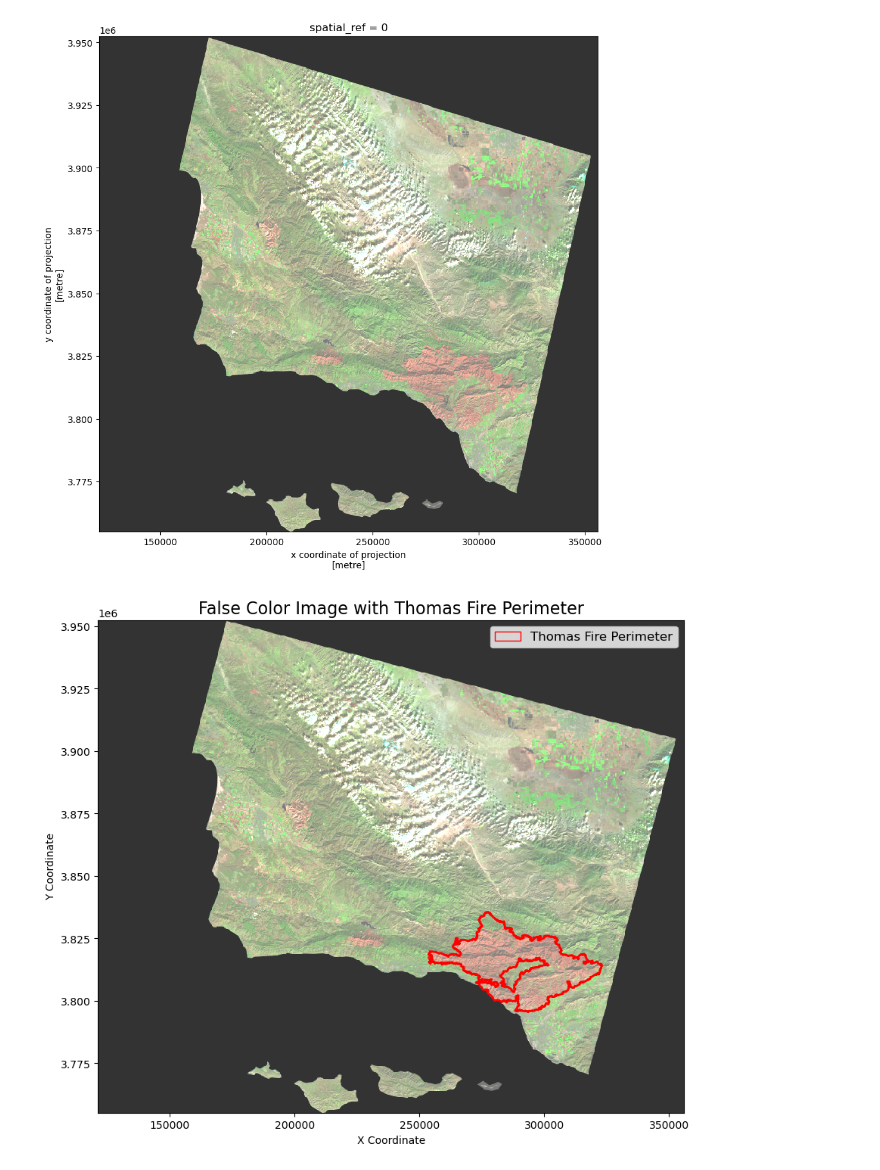
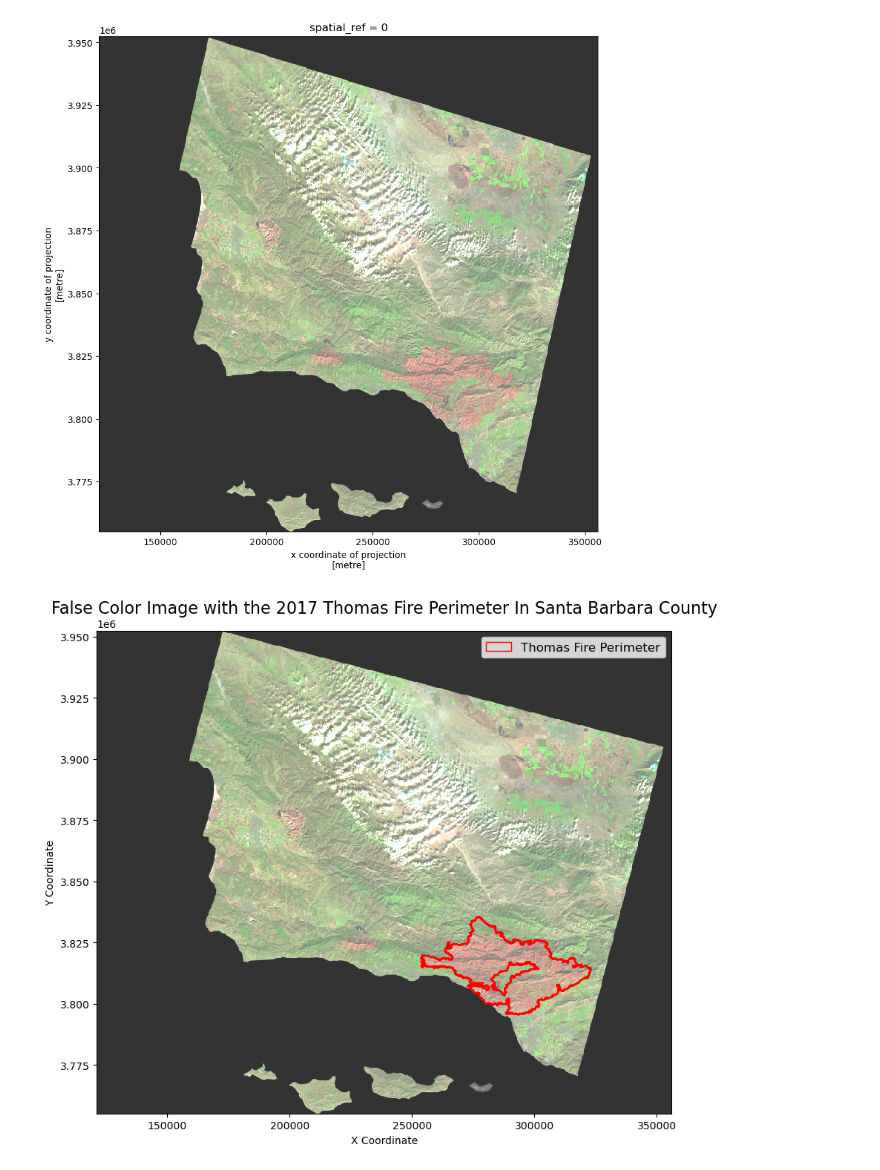
Before and after one commit to Aoverbye/eds220-hwk4, a Jupyter notebook: hwk4-task2-false-color-overbye.ipynb, the cells around one changed output. Saved outputs shown, nothing was run; the diff lists cells and outputs as text; code cells hidden in the pictures.

```diff
--- a/hwk4-task2-false-color-overbye.ipynb
+++ b/hwk4-task2-false-color-overbye.ipynb
@@ -41,15 +42,15 @@ Data variables:
     nir08    (band, y, x) float64 5MB ...
     swir22   (band, y, x) float64 5MB ...
 # %%
-fp = os.path.join('/', 'Users', 'overbye', 'MEDS', 'EDS-220', 'eds220-hwk4', 'data', 'thomas_fire_shape', 'thomas_fire_shapefile.shp' )
+fp = os.path.join('/', 'Users', 'overbye', 'MEDS', 'EDS-220', 'eds220-hwk4', 'data', 'thomas_fire.geojson')
 
-thomas_fire_shape = gpd.read_file(fp)
+thomas_fire = gpd.read_file(fp)
 
-print(thomas_fire_shape)
+print(thomas_fire)
 
-thomas_fire_shape.plot()
+thomas_fire.plot()
 
-thomas_fire_shape.crs
+thomas_fire.crs
 # %% [output]
    YEAR_ STATE AGENCY UNIT_ID FIRE_NAME   INC_NUM  ALARM_DATE   CONT_DATE  \
 0   2017    CA    USF     VNC    THOMAS  00003583  2017-12-04  2018-01-12
@@ -132,27 +130,25 @@ false_color_image.plot.imshow(ax=ax, robust=True, alpha=0.8)
 <matplotlib.image.AxesImage at 0x...>
 [figure]
 # %%
-import matplotlib.patches as mpatches
-
 # Plot False Color Image
 fig, ax = plt.subplots(figsize=(10, 10))
 false_color_image = landsat[['swir22', 'nir08', 'red']].to_array()
 false_color_image.plot.imshow(ax=ax, robust=True, alpha=0.8)
 
 # Plot Thomas Fire perimeter
 thomas_fire_shape.plot(ax=ax, edgecolor='red', facecolor='none', linewidth=2)
 
 # Create a custom legend
 fire_legend = mpatches.Patch(edgecolor='red', facecolor='none', label="Thomas Fire Perimeter")
 
 # Add legend manually
 ax.legend(handles=[fire_legend], loc="upper right", fontsize=12)
 
 # Customize the map
-ax.set_title("False Color Image with Thomas Fire Perimeter", fontsize=16)
+ax.set_title("False Color Image with the 2017 Thomas Fire Perimeter In Santa Barbara County", fontsize=16)
 ax.set_xlabel("X Coordinate")
 ax.set_ylabel("Y Coordinate")
 
 plt.show()
 # %% [output]
-[figure, old version]
+[figure, new version]
```
Also changed, not shown: parts of 4 cells of this notebook, 6 other files.
